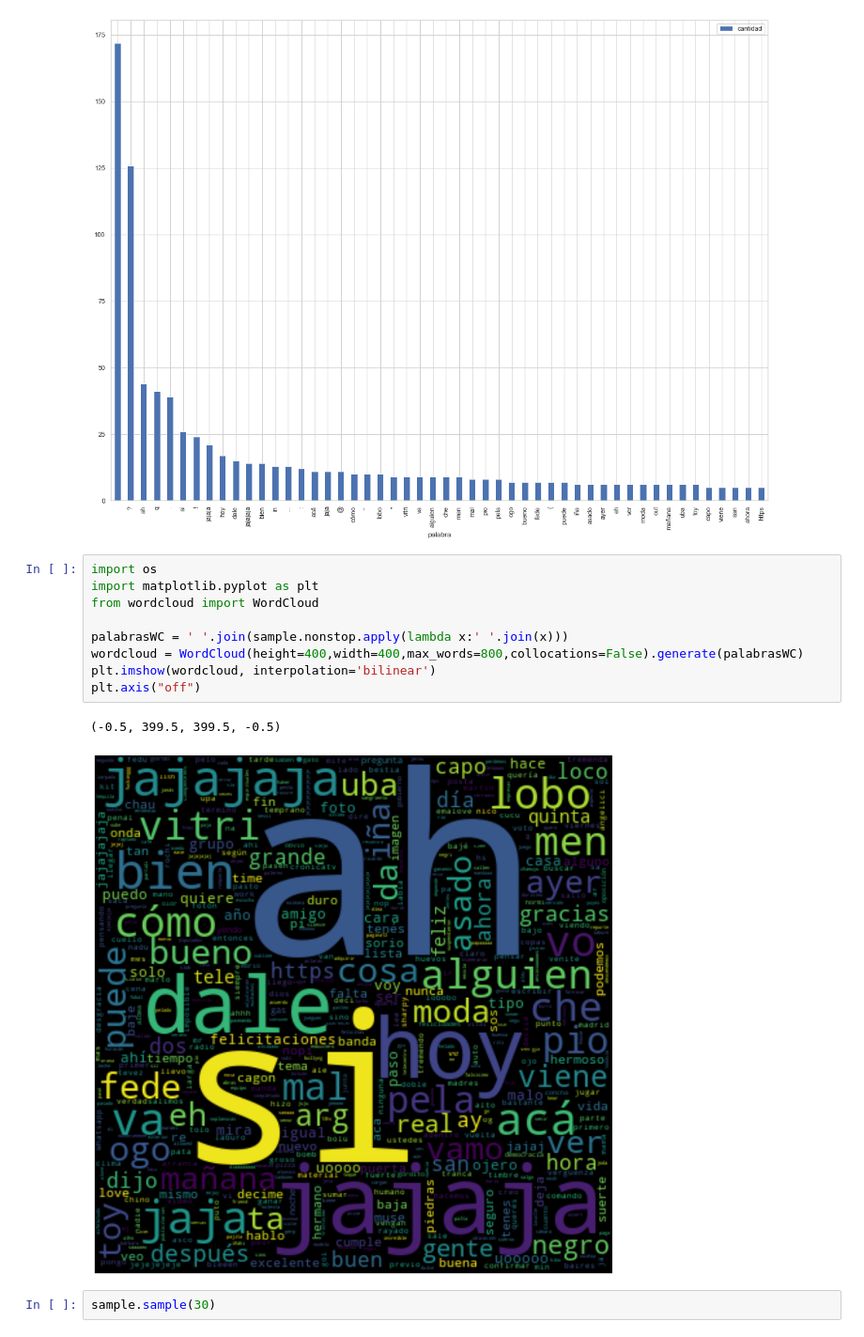
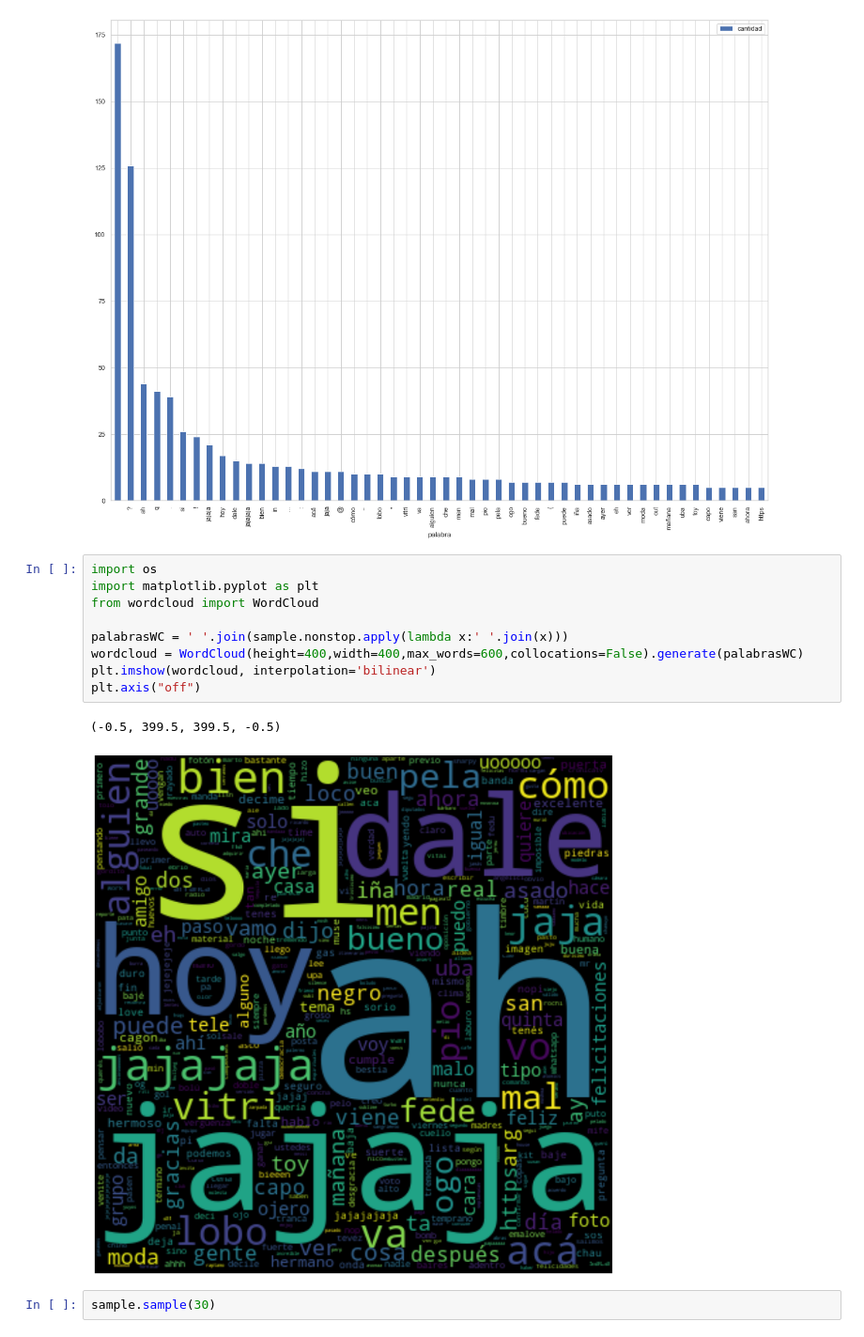
Before and after one commit to joaquin-tempelsman/data-stories, a Jupyter notebook: Whatsapp group - analytics/notebook - DH.ipynb, the cells around one changed output. Shown at 94% size. Drawn from its saved outputs; the diff is of its cells as text.

```diff
--- a/Whatsapp group - analytics/notebook - DH.ipynb
+++ b/Whatsapp group - analytics/notebook - DH.ipynb
@@ -486,15 +486,15 @@ palabras.groupby('palabra').size().reset_index().rename(columns={0:'cantidad'}).
 # %%
 import os
 import matplotlib.pyplot as plt
 from wordcloud import WordCloud
 
 palabrasWC = ' '.join(sample.nonstop.apply(lambda x:' '.join(x)))
-wordcloud = WordCloud(height=400,width=400,max_words=800,collocations=False).generate(palabrasWC)
+wordcloud = WordCloud(height=400,width=400,max_words=600,collocations=False).generate(palabrasWC)
 plt.imshow(wordcloud, interpolation='bilinear')
 plt.axis("off")
 # %% [output]
 (-0.5, 399.5, 399.5, -0.5)
-[figure, old version]
+[figure, new version]
 # %%
 sample.sample(30)
 # %% [output]
```
